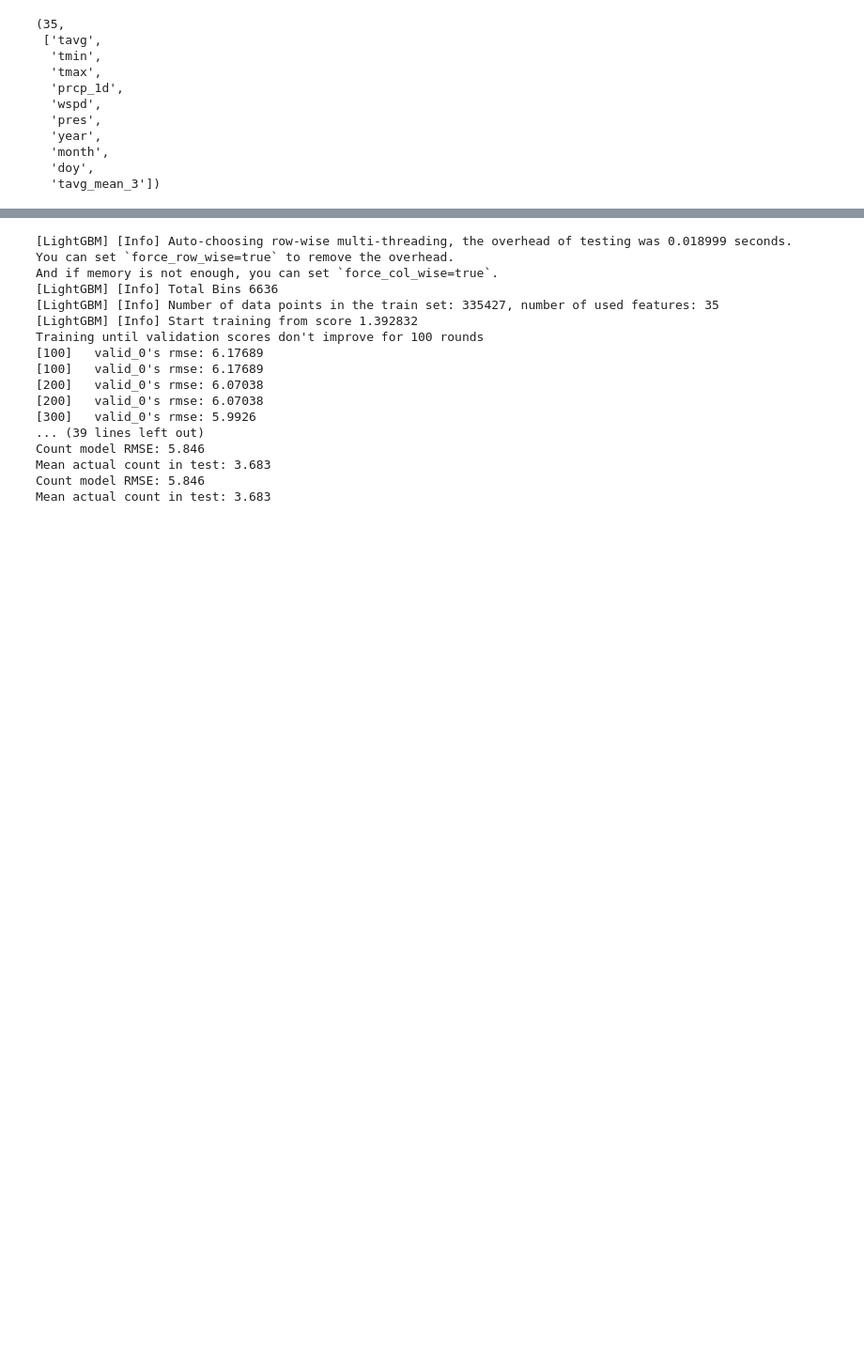
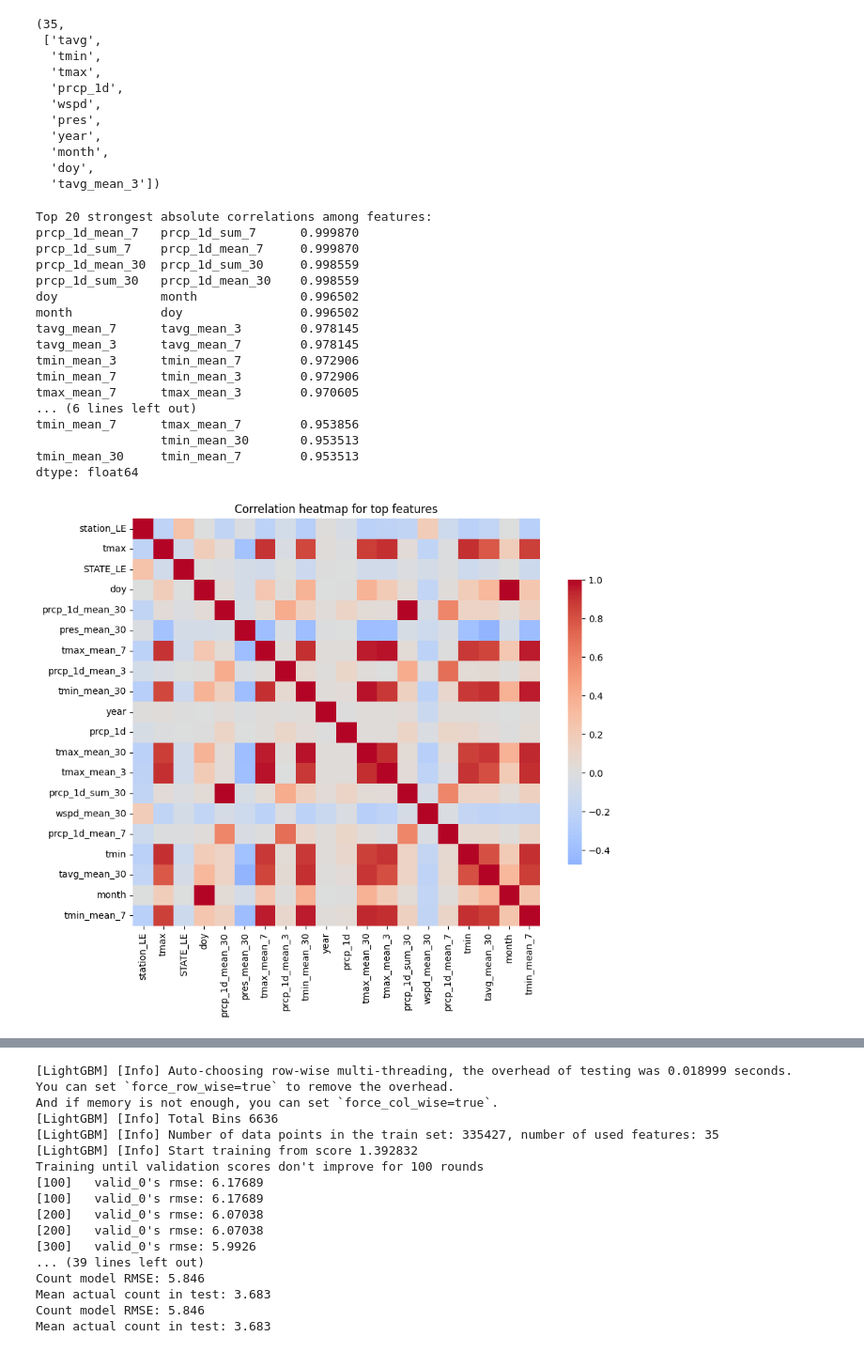
Before and after one commit to whelixw/week_11_wildfire_prediction, a Jupyter notebook: scripts/wildfires.ipynb, the cells around one changed output, grey strips where cells are left out. Shown at 94% size. Drawn from its saved outputs; the diff is of its cells as text; code cells hidden in the pictures; blank space fills up the shorter version.

Commit message:
added correlation matrix for features

```diff
--- a/scripts/wildfires.ipynb
+++ b/scripts/wildfires.ipynb
@@ -402,3 +459,57 @@ len(feature_cols), feature_cols[:10]
   'month',
   'doy',
   'tavg_mean_3'])
+# %%
+# Use only the feature columns and drop any remaining NaNs
+corr_features = data[feature_cols].copy().dropna()
+
+# Compute Pearson correlation
+corr_matrix = corr_features.corr()
+
+# Quick summary: show the top 20 most correlated pairs (by absolute value, excluding self)
+corr_unstacked = (
+    corr_matrix.abs()
+    .where(~np.eye(corr_matrix.shape[0], dtype=bool))  # mask diagonal
+    .unstack()
+    .dropna()
+    .sort_values(ascending=False)
+)
+
+print("Top 20 strongest absolute correlations among features:")
+print(corr_unstacked.head(20))
+
+# Optional: visualize a smaller subset (e.g., the most important features)
+top_feats = feature_importance_area.sort_values(
+    "importance", ascending=False
+)["feature"].head(20).tolist() if "feature_importance_area" in globals() else feature_cols[:20]
+
+plt.figure(figsize=(10, 8))
+sns.heatmap(
+    corr_matrix.loc[top_feats, top_feats],
+    cmap="coolwarm",
+    center=0,
+    square=True,
+    cbar_kws={"shrink": 0.7},
+)
+plt.title("Correlation heatmap for top features")
+plt.tight_layout()
+plt.show()
+# %% [output]
+Top 20 strongest absolute correlations among features:
+prcp_1d_mean_7   prcp_1d_sum_7      0.999870
+prcp_1d_sum_7    prcp_1d_mean_7     0.999870
+prcp_1d_mean_30  prcp_1d_sum_30     0.998559
+prcp_1d_sum_30   prcp_1d_mean_30    0.998559
+doy              month              0.996502
+month            doy                0.996502
+tavg_mean_7      tavg_mean_3        0.978145
+tavg_mean_3      tavg_mean_7        0.978145
+tmin_mean_3      tmin_mean_7        0.972906
+tmin_mean_7      tmin_mean_3        0.972906
+tmax_mean_7      tmax_mean_3        0.970605
+... (6 lines left out)
+tmin_mean_7      tmax_mean_7        0.953856
+                 tmin_mean_30       0.953513
+tmin_mean_30     tmin_mean_7        0.953513
+dtype: float64
+[figure, added]
```
Also changed, not shown: parts of 3 cells of this notebook.
